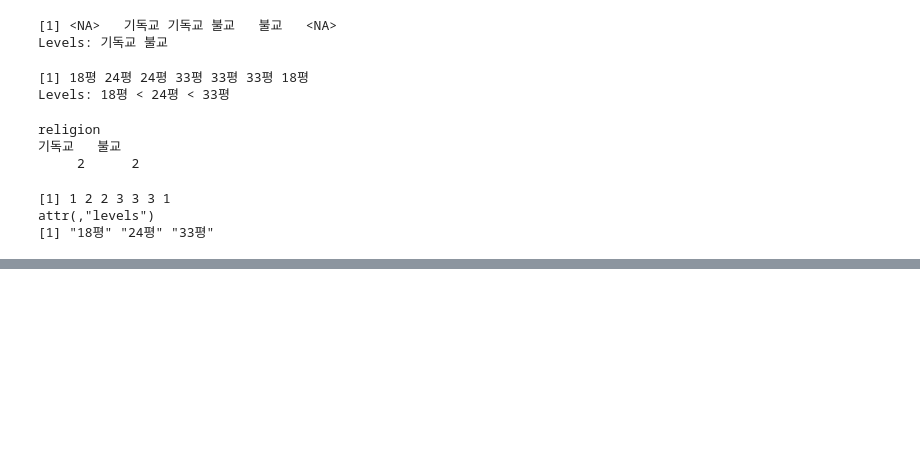
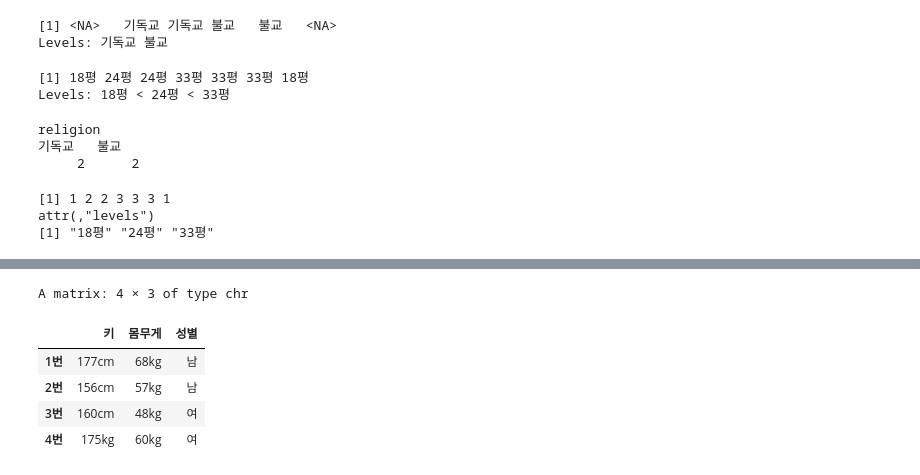
Before and after one commit to yoonyoung27/public_big_data_analysis, a Jupyter notebook: R.ipynb, the cells around one changed output, grey strips where cells are left out. Saved outputs shown, nothing was run; the diff lists cells and outputs as text; code cells hidden in the pictures; blank space fills up the shorter version.

```diff
--- a/R.ipynb
+++ b/R.ipynb
@@ -214,0 +494,10 @@ attr(,"levels")
+# %%
+dimnames(info) <- list(c('1번','2번','3번','4번'), c('키','몸무게', '성별'))
+info
+# %% [output]
+A matrix: 4 × 3 of type chr
+|  | 키 | 몸무게 | 성별 |
+| 1번 | 177cm | 68kg | 남 |
+| 2번 | 156cm | 57kg | 남 |
+| 3번 | 160cm | 48kg | 여 |
+| 4번 | 175kg | 60kg | 여 |
```
Also changed, not shown: parts of 44 cells of this notebook.
